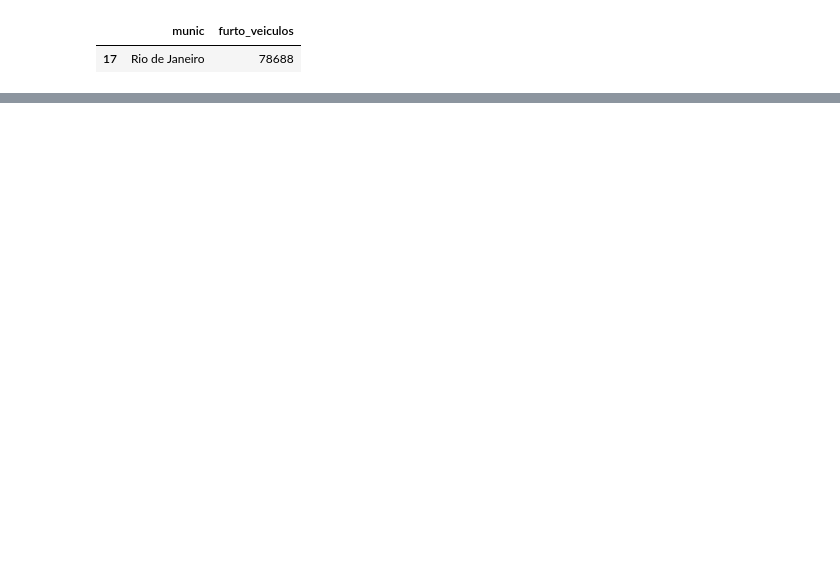
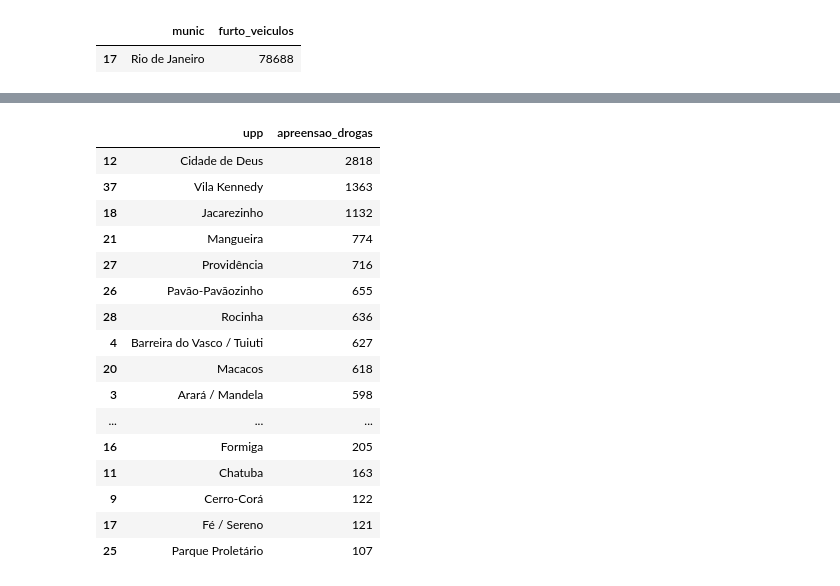
Before and after one commit to Luisfernandesbfr/aula_python_senac, a Jupyter notebook: desafio_aula2811.ipynb, the cells around one changed output, grey strips where cells are left out. Drawn from its saved outputs; the diff is of its cells as text; code cells hidden in the pictures; blank space fills up the shorter version.

```diff
--- a/desafio_aula2811.ipynb
+++ b/desafio_aula2811.ipynb
@@ -495,0 +527,22 @@ outliers_metropole_furto_veiculo
+# %%
+df_upp_drogas = df_upp.groupby('upp')['apreensao_drogas'].sum().reset_index()
+df_upp_drogas = df_upp_drogas.sort_values(by='apreensao_drogas', ascending=False)
+df_upp_drogas
+# %% [output]
+|  | upp | apreensao_drogas |
+| 12 | Cidade de Deus | 2818 |
+| 37 | Vila Kennedy | 1363 |
+| 18 | Jacarezinho | 1132 |
+| 21 | Mangueira | 774 |
+| 27 | Providência | 716 |
+| 26 | Pavão-Pavãozinho | 655 |
+| 28 | Rocinha | 636 |
+| 4 | Barreira do Vasco / Tuiuti | 627 |
+| 20 | Macacos | 618 |
+| 3 | Arará / Mandela | 598 |
+| ... | ... | ... |
+| 16 | Formiga | 205 |
+| 11 | Chatuba | 163 |
+| 9 | Cerro-Corá | 122 |
+| 17 | Fé / Sereno | 121 |
+| 25 | Parque Proletário | 107 |
```
Also changed, not shown: parts of 21 cells of this notebook.
